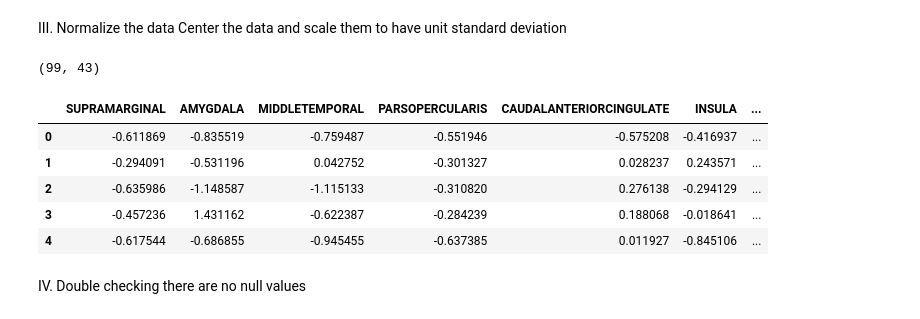
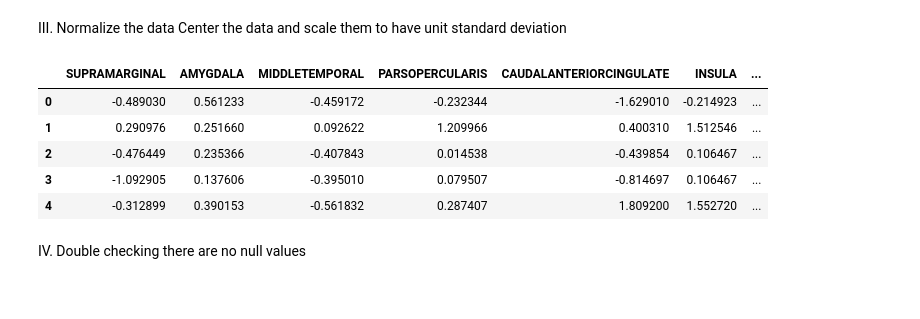
Before and after one commit to vkola-lab/jad2024, a Jupyter notebook: pet_graphs/current_tau_graphs/cent_pop_ggm_bootstrap.ipynb, the cells around one changed output. Cells and saved outputs as stored; diff of their text form; code cells hidden in the pictures.

```diff
--- a/pet_graphs/current_tau_graphs/cent_pop_ggm_bootstrap.ipynb
+++ b/pet_graphs/current_tau_graphs/cent_pop_ggm_bootstrap.ipynb
@@ -48,10 +50,10 @@ np.random.seed(3)
 # /content/drive/MyDrive/Medical School/mci_mri_graph-main/data_paths_and_cleaning
 # %%
 #adni
-adni_cent_low = pd.read_csv('/content/drive/MyDrive/Medical School/mci_mri_graph-main/data_paths_and_cleaning/data/final_cleaned_quartiles/adni_quartiles/adni_amy_tau_merged_cent_low_quartile.csv')
-adni_cent_med_low = pd.read_csv('/content/drive/MyDrive/Medical School/mci_mri_graph-main/data_paths_and_cleaning/data/final_cleaned_quartiles/adni_quartiles/adni_amy_tau_merged_cent_med_low_quartile.csv')
-adni_cent_med_high = pd.read_csv('/content/drive/MyDrive/Medical School/mci_mri_graph-main/data_paths_and_cleaning/data/final_cleaned_quartiles/adni_quartiles/adni_amy_tau_merged_cent_med_high_quartile.csv')
-adni_cent_high = pd.read_csv('/content/drive/MyDrive/Medical School/mci_mri_graph-main/data_paths_and_cleaning/data/final_cleaned_quartiles/adni_quartiles/adni_amy_tau_merged_cent_high_quartile.csv')
+adni_cent_low = pd.read_csv('../../data_paths_and_cleaning/data/final_cleaned_quartiles/adni_quartiles/adni_amy_tau_merged_cent_low_quartile.csv')
+adni_cent_med_low = pd.read_csv('../../data_paths_and_cleaning/data/final_cleaned_quartiles/adni_quartiles/adni_amy_tau_merged_cent_med_low_quartile.csv')
+adni_cent_med_high = pd.read_csv('../../data_paths_and_cleaning/data/final_cleaned_quartiles/adni_quartiles/adni_amy_tau_merged_cent_med_high_quartile.csv')
+adni_cent_high = pd.read_csv('../../data_paths_and_cleaning/data/final_cleaned_quartiles/adni_quartiles/adni_amy_tau_merged_cent_high_quartile.csv')
 # %% [markdown]
 ### B. Read A4 data quartile csvs
 - These data have regional tau SUVRs, centiloid values, visit dates, and ID
@@ -61,10 +63,10 @@ adni_cent_high = pd.read_csv('/content/drive/MyDrive/Medical School/mci_mri_grap
 - (92, 277) in high
 # %%
 #a4
-a4_cent_low = pd.read_csv('/content/drive/MyDrive/Medical School/mci_mri_graph-main/data_paths_and_cleaning/data/final_cleaned_quartiles/a4_quartiles/a4_amy_tau_merged_cent_low_quartile.csv')
-a4_cent_med_low = pd.read_csv('/content/drive/MyDrive/Medical School/mci_mri_graph-main/data_paths_and_cleaning/data/final_cleaned_quartiles/a4_quartiles/a4_amy_tau_merged_cent_low_quartile.csv')
-a4_cent_med_high = pd.read_csv('/content/drive/MyDrive/Medical School/mci_mri_graph-main/data_paths_and_cleaning/data/final_cleaned_quartiles/a4_quartiles/a4_amy_tau_merged_cent_low_quartile.csv')
-a4_cent_high = pd.read_csv('/content/drive/MyDrive/Medical School/mci_mri_graph-main/data_paths_and_cleaning/data/final_cleaned_quartiles/a4_quartiles/a4_amy_tau_merged_cent_low_quartile.csv')
+a4_cent_low = pd.read_csv('../../data_paths_and_cleaning/data/final_cleaned_quartiles/a4_quartiles/a4_amy_tau_merged_cent_low_quartile.csv')
+a4_cent_med_low = pd.read_csv('../../data_paths_and_cleaning/data/final_cleaned_quartiles/a4_quartiles/a4_amy_tau_merged_cent_low_quartile.csv')
+a4_cent_med_high = pd.read_csv('../../data_paths_and_cleaning/data/final_cleaned_quartiles/a4_quartiles/a4_amy_tau_merged_cent_low_quartile.csv')
+a4_cent_high = pd.read_csv('../../data_paths_and_cleaning/data/final_cleaned_quartiles/a4_quartiles/a4_amy_tau_merged_cent_low_quartile.csv')
 # %% [markdown]
 ### C. Clean and Normalize data:
 # %% [markdown]
@@ -81,6 +83,12 @@ II. Drop `RID` and ` CENTILOIDS` we don't need that information to compute the g
 def drop_nonregions(df):
     df = df.drop(['RID','CENTILOIDS'], axis=1)
     return df
+# %%
+####        DROPPING CEREBELLUM CORTEX FROM A4              ####
+a4_cent_high.drop(columns=['CEREBELLUM_CORTEX'],inplace=True)
+a4_cent_low.drop(columns=['CEREBELLUM_CORTEX'],inplace=True)
+a4_cent_med_low.drop(columns=['CEREBELLUM_CORTEX'],inplace=True)
+a4_cent_med_high.drop(columns=['CEREBELLUM_CORTEX'],inplace=True)
 # %%
 #appy function to all dfs
 #a4
@@ -139,20 +133,17 @@ adni_cent_low_norm = norm(adni_cent_low)
 adni_cent_med_low_norm = norm(adni_cent_med_low)
 adni_cent_med_high_norm = norm(adni_cent_med_high)
 adni_cent_high_norm = norm(adni_cent_high)
-# %%
-print(adni_cent_high_norm.shape)
-# %% [output]
-(99, 43)
 # %%
 #check that the output is normalized
 adni_cent_high_norm.head(5)
+a4_cent_low_norm.head(5)
 # %% [output]
 |  | SUPRAMARGINAL | AMYGDALA | MIDDLETEMPORAL | PARSOPERCULARIS | CAUDALANTERIORCINGULATE | INSULA | ... |
-| 0 | -0.611869 | -0.835519 | -0.759487 | -0.551946 | -0.575208 | -0.416937 | ... |
-| 1 | -0.294091 | -0.531196 | 0.042752 | -0.301327 | 0.028237 | 0.243571 | ... |
-| 2 | -0.635986 | -1.148587 | -1.115133 | -0.310820 | 0.276138 | -0.294129 | ... |
-| 3 | -0.457236 | 1.431162 | -0.622387 | -0.284239 | 0.188068 | -0.018641 | ... |
-| 4 | -0.617544 | -0.686855 | -0.945455 | -0.637385 | 0.011927 | -0.845106 | ... |
+| 0 | -0.489030 | 0.561233 | -0.459172 | -0.232344 | -1.629010 | -0.214923 | ... |
+| 1 | 0.290976 | 0.251660 | 0.092622 | 1.209966 | 0.400310 | 1.512546 | ... |
+| 2 | -0.476449 | 0.235366 | -0.407843 | 0.014538 | -0.439854 | 0.106467 | ... |
+| 3 | -1.092905 | 0.137606 | -0.395010 | 0.079507 | -0.814697 | 0.106467 | ... |
+| 4 | -0.312899 | 0.390153 | -0.561832 | 0.287407 | 1.809200 | 1.552720 | ... |
 # %% [markdown]
 IV. Double checking there are no null values
 # %%
```
Also changed, not shown: parts of 33 cells of this notebook.
